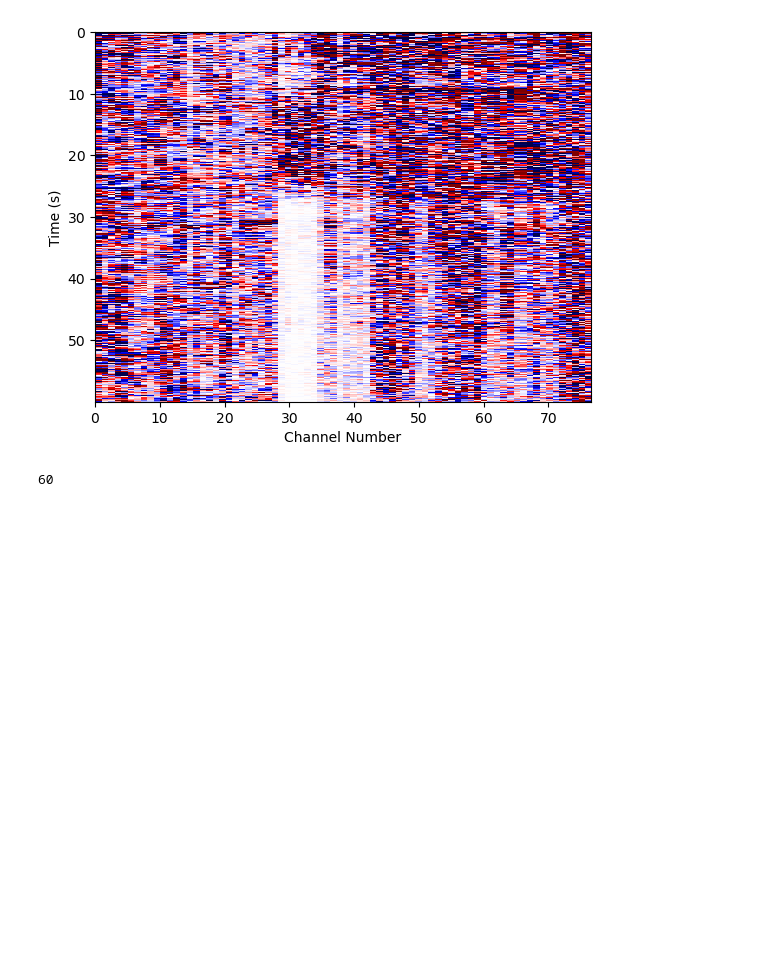
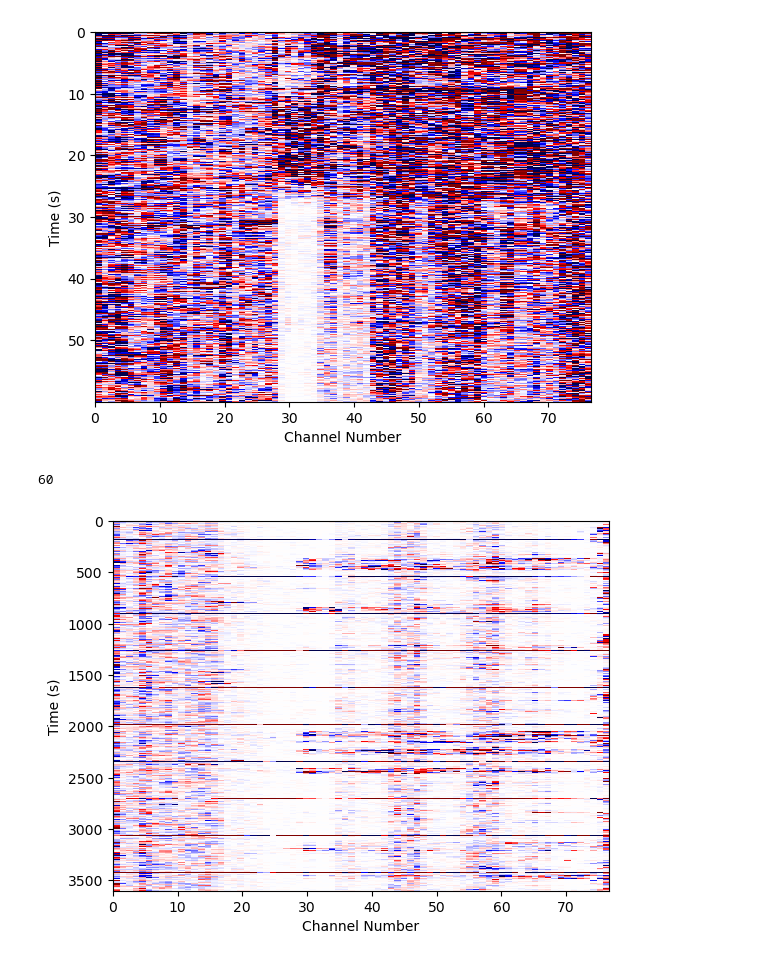
Before and after one commit to UWGeoD/DAS_Animation, a Jupyter notebook: test.ipynb, the cells around one changed output. Cells and saved outputs as stored; diff of their text form; code cells hidden in the pictures; blank space fills up the shorter version.

```diff
--- a/test.ipynb
+++ b/test.ipynb
@@ -24,9 +22,14 @@ das.plot()
 # %%
 import glob
 # %%
-files = glob.glob(f"{root_path}/*au_sable_2024-09-19T15*")
+# Sep 20, 3pm to 4 pm
+files = glob.glob(f"{root_path}/*au_sable_2024-09-20T15*")
 len(files)
 # %% [output]
 60
 # %%
 muldas = MulDAS(files)
+# %%
+muldas.plot()
+# %% [output]
+[figure, added]
```
Also changed, not shown: parts of 1 cell of this notebook, 1 other file.
